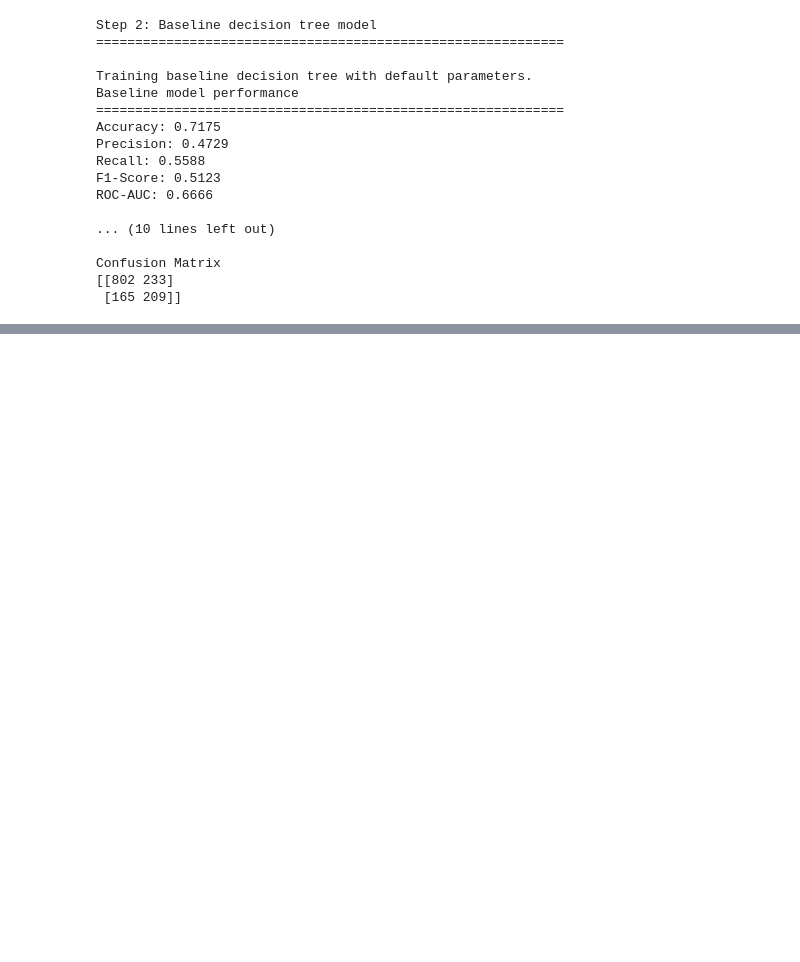
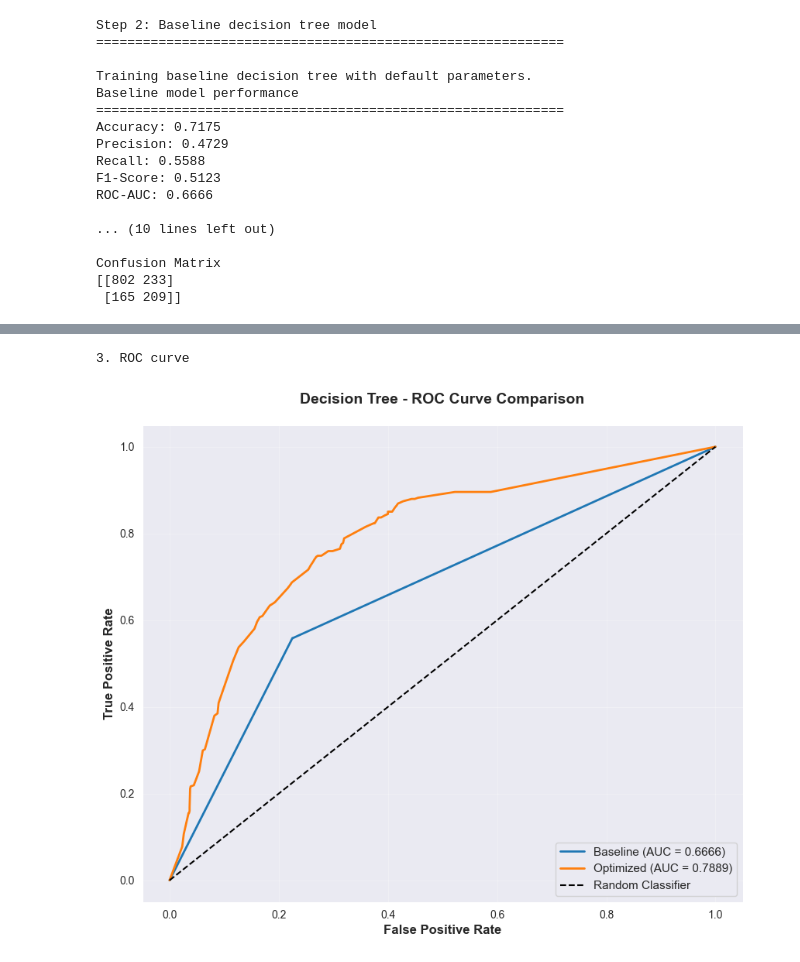
Before and after one commit to Niveka1998/telco-churn-prediction, a Jupyter notebook: decisionTreeModel.ipynb, the cells around one changed output, grey strips where cells are left out. Cells and saved outputs as stored; diff of their text form; code cells hidden in the pictures; blank space fills up the shorter version.

```diff
--- a/decisionTreeModel.ipynb
+++ b/decisionTreeModel.ipynb
@@ -122,0 +366,21 @@ print("")
+# %%
+#ROC curve
+print("\n3. ROC curve")
+fpr_baseline, tpr_baseline, _ = roc_curve(y_test, y_pred_prob_baseline)
+fpr_optimized, tpr_optimized, _ = roc_curve(y_test, y_pred_prob_opt)
+
+plt.figure(figsize=(10, 8))
+plt.plot(fpr_baseline, tpr_baseline, label=f'Baseline (AUC = {bs_roc_auc:.4f})', linewidth=2)
+plt.plot(fpr_optimized, tpr_optimized, label=f'Optimized (AUC = {optimized_roc_auc:.4f})', linewidth=2)
+plt.plot([0, 1], [0, 1], 'k--', label='Random Classifier', linewidth=1.5)
+
+plt.xlabel('False Positive Rate', fontsize=12, fontweight='bold')
+plt.ylabel('True Positive Rate', fontsize=12, fontweight='bold')
+plt.title('Decision Tree - ROC Curve Comparison', fontsize=14, fontweight='bold', pad=20)
+plt.legend(loc='lower right', fontsize=11)
+plt.grid(alpha=0.3)
+
+plt.show()
+# %% [output]
+3. ROC curve
+[figure, added]
```
Also changed, not shown: parts of 9 cells of this notebook, 5 other files.
